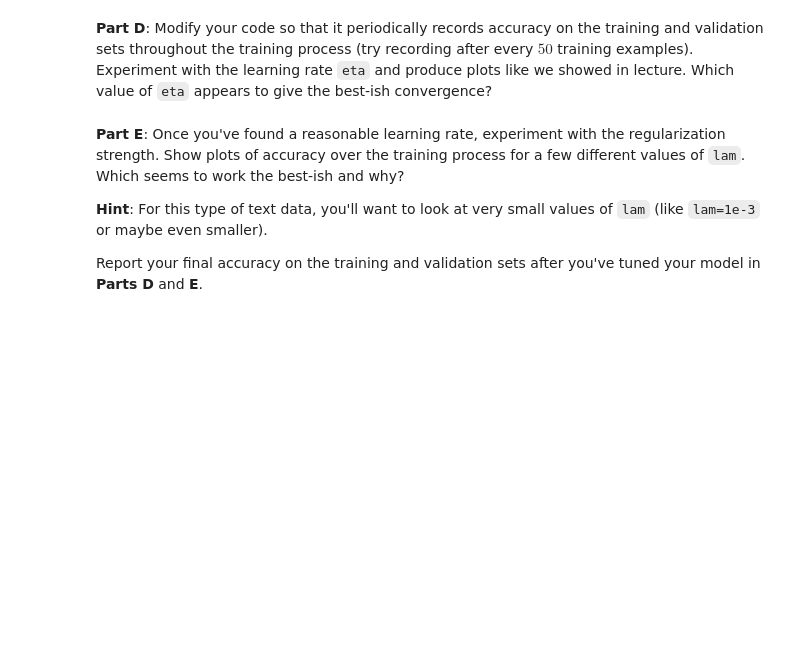
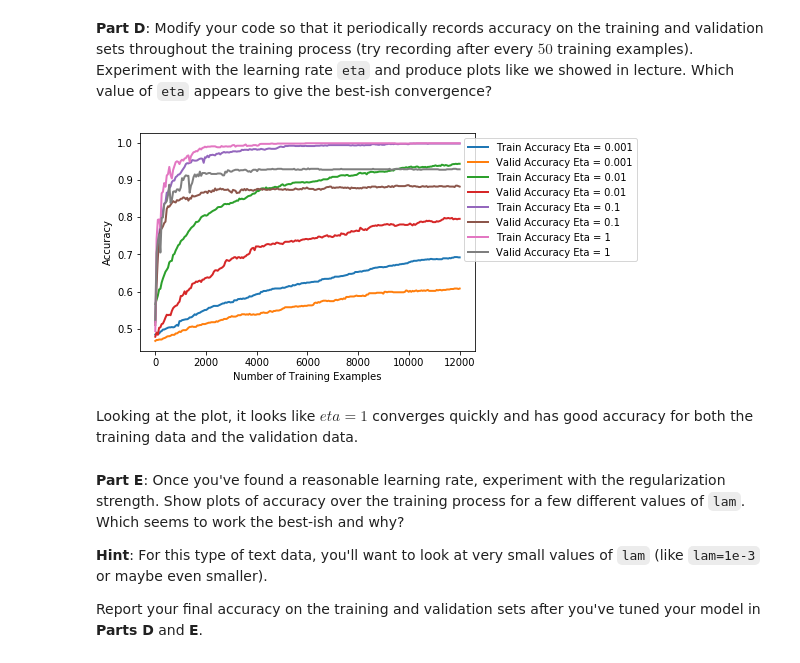
Before and after one commit to lula4266/CSCI-4622-Machine-Learning, a Jupyter notebook: hmwk/hmwk03/hmwk03.ipynb, the cells around one changed output. Saved outputs shown, nothing was run; the diff lists cells and outputs as text; code cells hidden in the pictures; blank space fills up the shorter version.

```diff
--- a/hmwk/hmwk03/hmwk03.ipynb
+++ b/hmwk/hmwk03/hmwk03.ipynb
@@ -235,6 +235,7 @@ class LogReg:
 
         ranX = self.X_train;
         ranY = self.y_train;
+        example_num = 0;
         for i in range(num_epochs):
             ranInd = np.random.permutation(len(self.X_train))
             ranX = self.X_train[ranInd]
@@ -248,6 +249,11 @@ class LogReg:
                         self.beta[k] -= eta*(change*xk+2*lam*self.beta[k])
                     else:
                         self.beta[k] -= eta*change*xk
+                if(example_num%50 == 0):
+                    self.train_history.append(self.accuracy(X_train,y_train))
+                    self.valid_history.append(self.accuracy(X_valid,y_valid))
+                    example_num = 0
+                example_num += 1
 
     def predict_proba(self, X):
         """
@@ -310,8 +316,13 @@ class LogReg:
         :param vocab: list of vocab words
         :return: returns nothing
         """
-        class0 = [0]*10 # TODO
-        class1 = [0]*10 # TODO
+        class0 = []
+        class1 = []
+        class0betas = np.argsort(self.beta)
+        class1betas = np.argsort(-1*self.beta)
+        class0 = class0betas[0:9]
+        class1 = class1betas[0:9]
+
         print("\nbest words for class 0")
         print("----------------------")
         for ind in class0:
@@ -433,5 +431,30 @@ print(accuracy)
 # %% [markdown]
 **Part D**: Modify your code so that it periodically records accuracy on the training and validation sets throughout the training process (try recording after every $50$ training examples).  Experiment with the learning rate `eta` and produce plots like we showed in lecture. Which value of `eta` appears to give the best-ish convergence?
+# %%
+etaArray = [0.001,0.01,0.1,1]
+train_accuracy = []
+valid_accuracy = []
+for eta in etaArray:
+    classifier = LogReg(X_train,y_train,X_valid,y_valid)
+    classifier.train(eta = eta)
+    train_accuracy.append(classifier.train_history)
+    valid_accuracy.append(classifier.valid_history)
+# %%
+example_num = np.linspace(0,len(train_accuracy[1])*50,len(train_accuracy[1]))
+for i,eta in enumerate(etaArray):
+    train_label = 'Train Accuracy Eta = {}'.format(eta)
+    valid_label = 'Valid Accuracy Eta = {}'.format(eta)
+    plt.plot(example_num,train_accuracy[i], lw=2, label=train_label)
+    plt.plot(example_num,valid_accuracy[i], lw=2, label=valid_label)
+
+plt.ylabel('Accuracy')
+plt.xlabel('Number of Training Examples')
+plt.legend(loc = 'upper right',bbox_to_anchor = [1.5,1])
+plt.show()
+# %% [output]
+[figure, added]
+# %% [markdown]
+Looking at the plot, it looks like $eta = 1$ converges quickly and has good accuracy for both the training data and the validation data.
 # %% [markdown]
 **Part E**: Once you've found a reasonable learning rate, experiment with the regularization strength.  Show plots of accuracy over the training process for a few different values of `lam`.  Which seems to work the best-ish and why?
 
```
Also changed, not shown: parts of 15 cells of this notebook.
